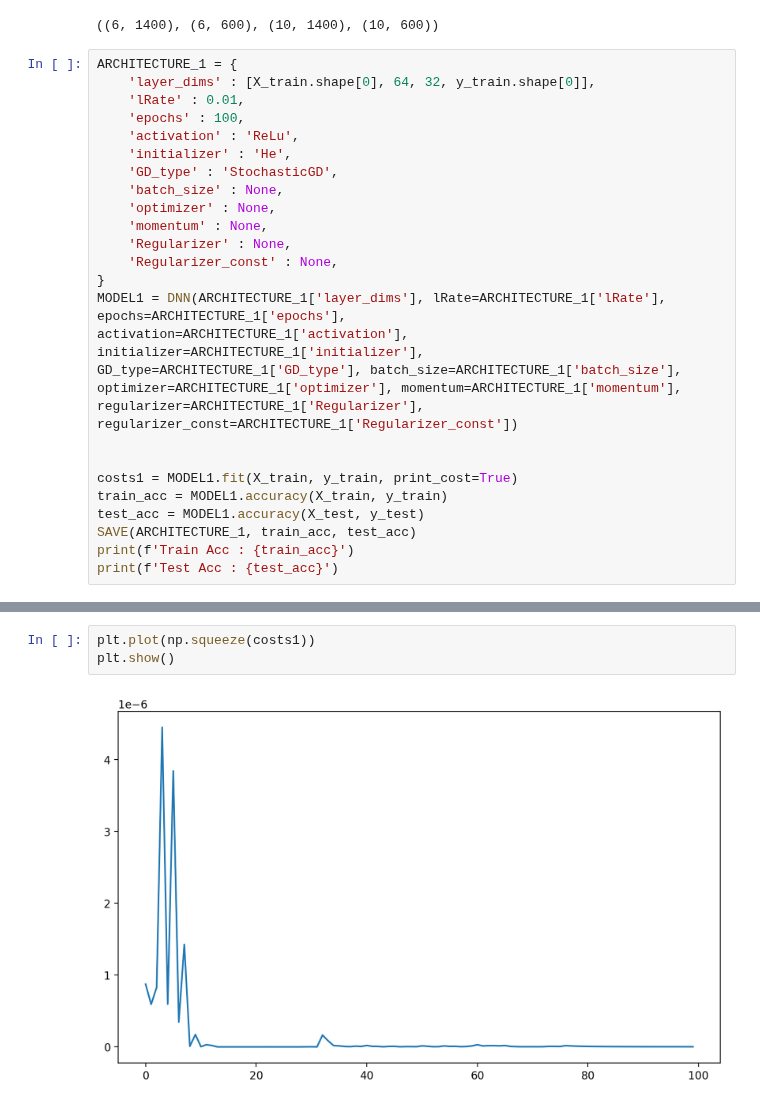
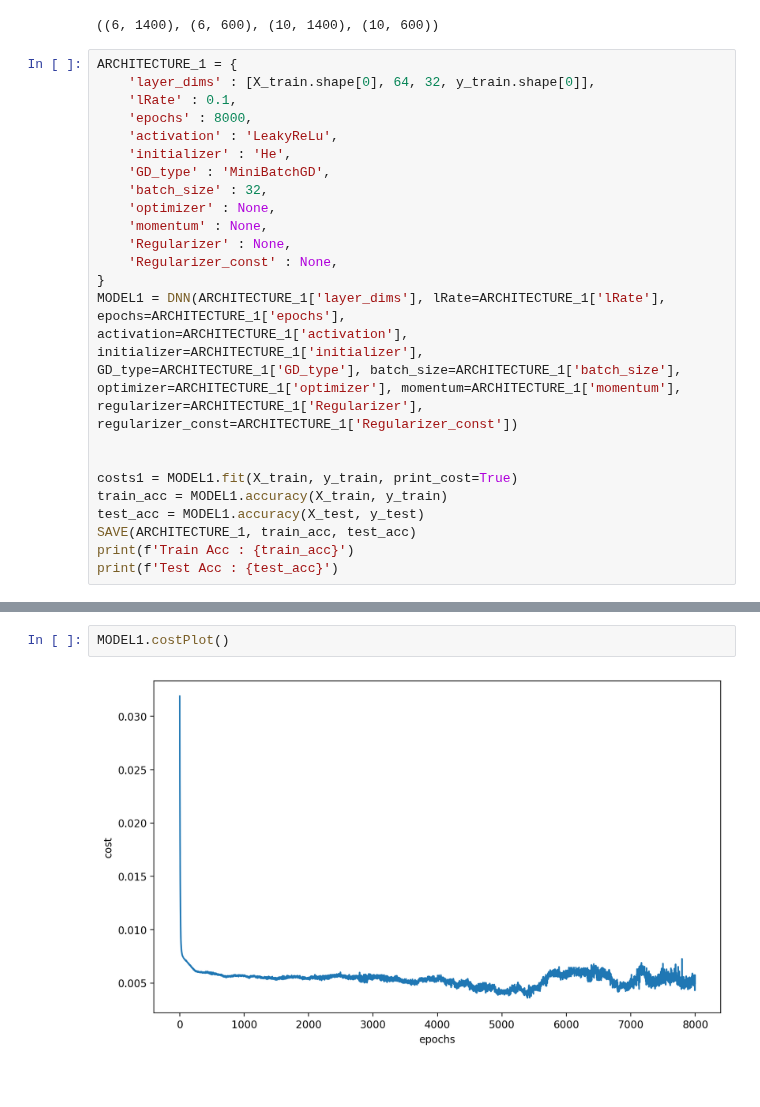
Before and after one commit to CyberKnight1803/ML_Assignment, a Jupyter notebook: ANN/ANN.ipynb, the cells around one changed output, grey strips where cells are left out. Saved outputs shown, nothing was run; the diff lists cells and outputs as text; blank space fills up the shorter version.

```diff
--- a/ANN/ANN.ipynb
+++ b/ANN/ANN.ipynb
@@ -62,12 +62,12 @@ X_train.shape, X_test.shape, y_train.shape, y_test.shape
 # %%
 ARCHITECTURE_1 = {
     'layer_dims' : [X_train.shape[0], 64, 32, y_train.shape[0]],
-    'lRate' : 0.01,
-    'epochs' : 100,
-    'activation' : 'ReLu',
+    'lRate' : 0.1,
+    'epochs' : 8000,
+    'activation' : 'LeakyReLu',
     'initializer' : 'He',
-    'GD_type' : 'StochasticGD',
-    'batch_size' : None,
+    'GD_type' : 'MiniBatchGD',
+    'batch_size' : 32,
     'optimizer' : None,
     'momentum' : None,
     'Regularizer' : None,
@@ -97,5 +107,4 @@ Test Acc : 0.38333333333333336
-# %%
-plt.plot(np.squeeze(costs1))
-plt.show()
-# %% [output]
-[figure, removed]
+# %%
+MODEL1.costPlot()
+# %% [output]
+[figure, added]
```
Also changed, not shown: parts of 2 cells of this notebook, 5 other files.
